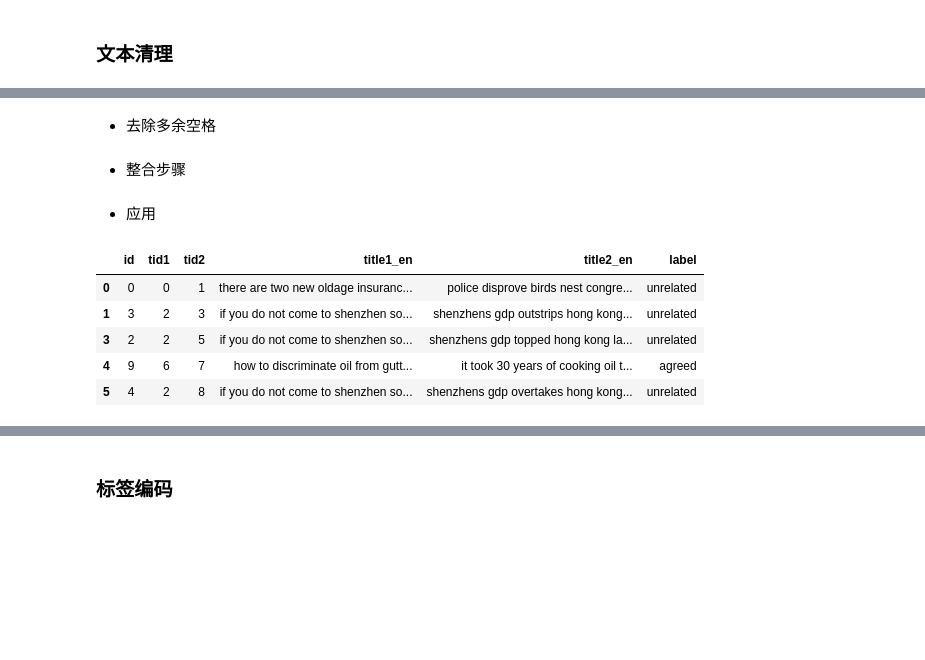
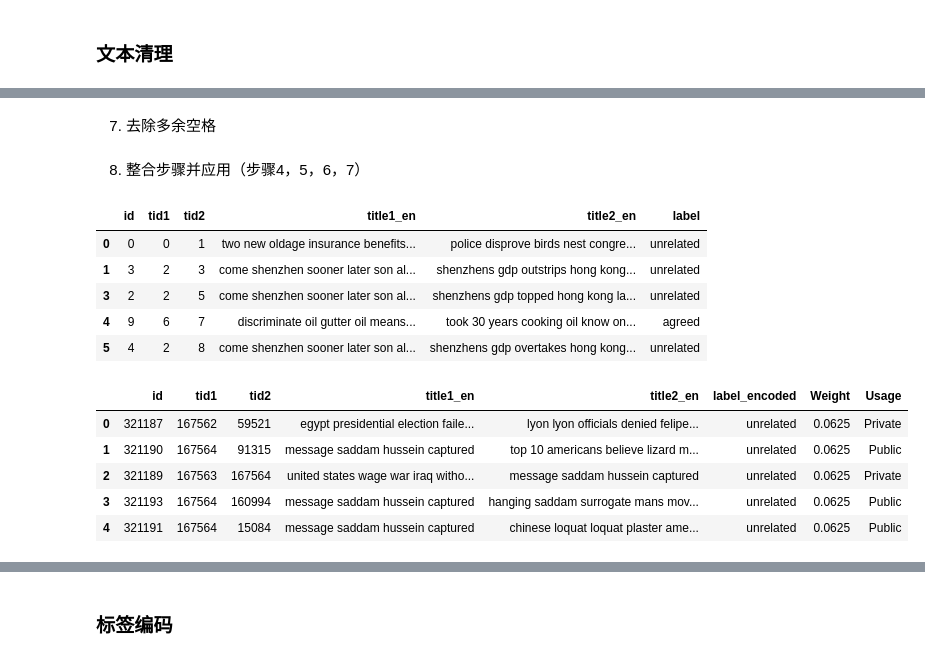
Before and after one commit to Douglas2oo/Transformer-Paddle, a Jupyter notebook: transformer_train.ipynb, the cells around one changed output, grey strips where cells are left out. Drawn from its saved outputs; the diff is of its cells as text; code cells hidden in the pictures; blank space fills up the shorter version.

```diff
--- a/transformer_train.ipynb
+++ b/transformer_train.ipynb
@@ -117,0 +40,7 @@ Series([], Name: title1_en, dtype: object)
+# %%
+solution.rename(columns={'Id': 'id'}, inplace=True)
+solution.rename(columns={'Expected': 'label_encoded'}, inplace=True)
+
+test_merged = pd.merge(test, solution, on='id')
+
+test_merged.head()
@@ -120 +96,13 @@ Series([], Name: title1_en, dtype: object)
+# %%
+# 发现数据中有个别行中存在大量“UNK”，大概是由于使用模型翻译时词典中找不到适配的词汇导致的
+# 为了防止这些样本对模型训练产生干扰，我们可以将这些样本所在行删除
+# 样本中出现多于8个“UNK”的行将被删除
+
+mask_1 = train['title1_en'].apply(lambda x: x.lower().split().count('unk') > 8)
+mask_2 = train['title2_en'].apply(lambda x: x.lower().split().count('unk') > 8)
+train = train[~mask_1 & ~mask_2]
+
+mask_1 = test_merged['title1_en'].apply(lambda x: x.lower().split().count('unk') > 8)
+mask_2 = test_merged['title2_en'].apply(lambda x: x.lower().split().count('unk') > 8)
+test_merged = test_merged[~mask_1 & ~mask_2]
 # %% [markdown]
@@ -133,9 +121,9 @@ def to_lowercase(x):
 # %%
-# import nltk
-# nltk.download('stopwords')
+import nltk
+nltk.download('stopwords')
 
-# from nltk.corpus import stopwords
+from nltk.corpus import stopwords
 
-# def remove_stopwords(text):
-#     stop_words = set(stopwords.words('english'))
-#     return ' '.join([word for word in text.split() if word not in stop_words])
+def remove_stopwords(text):
+    stop_words = set(stopwords.words('english'))
+    return ' '.join([word for word in text.split() if word not in stop_words])
@@ -142,28 +134,38 @@ def to_lowercase(x):
 # %% [markdown]
-* 去除多余空格
+7. 去除多余空格
 # %%
 def remove_extra_spaces(text):
     return re.sub(r'\s+', ' ', text).strip()
-# %% [markdown]
-* 整合步骤
+# %% [markdown]
+8. 整合步骤并应用（步骤4，5，6，7）
 # %%
 def clean_text(text):
     text = remove_punctuation(text)
     text = to_lowercase(text)
-    # text = remove_stopwords(text)
+    text = remove_stopwords(text)
     text = remove_extra_spaces(text)
     return text
+
+train['title1_en'] = train['title1_en'].apply(clean_text)
+train['title2_en'] = train['title2_en'].apply(clean_text)
+
+train.head()
+# %% [output]
+|  | id | tid1 | tid2 | title1_en | title2_en | label |
+| 0 | 0 | 0 | 1 | two new oldage insurance benefits... | police disprove birds nest congre... | unrelated |
+| 1 | 3 | 2 | 3 | come shenzhen sooner later son al... | shenzhens gdp outstrips hong kong... | unrelated |
+| 3 | 2 | 2 | 5 | come shenzhen sooner later son al... | shenzhens gdp topped hong kong la... | unrelated |
+| 4 | 9 | 6 | 7 | discriminate oil gutter oil means... | took 30 years cooking oil know on... | agreed |
+| 5 | 4 | 2 | 8 | come shenzhen sooner later son al... | shenzhens gdp overtakes hong kong... | unrelated |
-# %% [markdown]
-* 应用
 # %%
-train['title1_en'] = train['title1_en'].apply(clean_text)
-train['title2_en'] = train['title2_en'].apply(clean_text)
+test_merged['title1_en'] = test_merged['title1_en'].apply(clean_text)
+test_merged['title2_en'] = test_merged['title2_en'].apply(clean_text)
 
-train.head()
+test_merged.head()
 # %% [output]
-|  | id | tid1 | tid2 | title1_en | title2_en | label |
-| 0 | 0 | 0 | 1 | there are two new oldage insuranc... | police disprove birds nest congre... | unrelated |
-| 1 | 3 | 2 | 3 | if you do not come to shenzhen so... | shenzhens gdp outstrips hong kong... | unrelated |
-| 3 | 2 | 2 | 5 | if you do not come to shenzhen so... | shenzhens gdp topped hong kong la... | unrelated |
-| 4 | 9 | 6 | 7 | how to discriminate oil from gutt... | it took 30 years of cooking oil t... | agreed |
-| 5 | 4 | 2 | 8 | if you do not come to shenzhen so... | shenzhens gdp overtakes hong kong... | unrelated |
+|  | id | tid1 | tid2 | title1_en | title2_en | label_encoded | Weight | Usage |
+| 0 | 321187 | 167562 | 59521 | egypt presidential election faile... | lyon lyon officials denied felipe... | unrelated | 0.0625 | Private |
+| 1 | 321190 | 167564 | 91315 | message saddam hussein captured | top 10 americans believe lizard m... | unrelated | 0.0625 | Public |
+| 2 | 321189 | 167563 | 167564 | united states wage war iraq witho... | message saddam hussein captured | unrelated | 0.0625 | Private |
+| 3 | 321193 | 167564 | 160994 | message saddam hussein captured | hanging saddam surrogate mans mov... | unrelated | 0.0625 | Public |
+| 4 | 321191 | 167564 | 15084 | message saddam hussein captured | chinese loquat loquat plaster ame... | unrelated | 0.0625 | Public |
```
Also changed, not shown: parts of 61 cells of this notebook.
